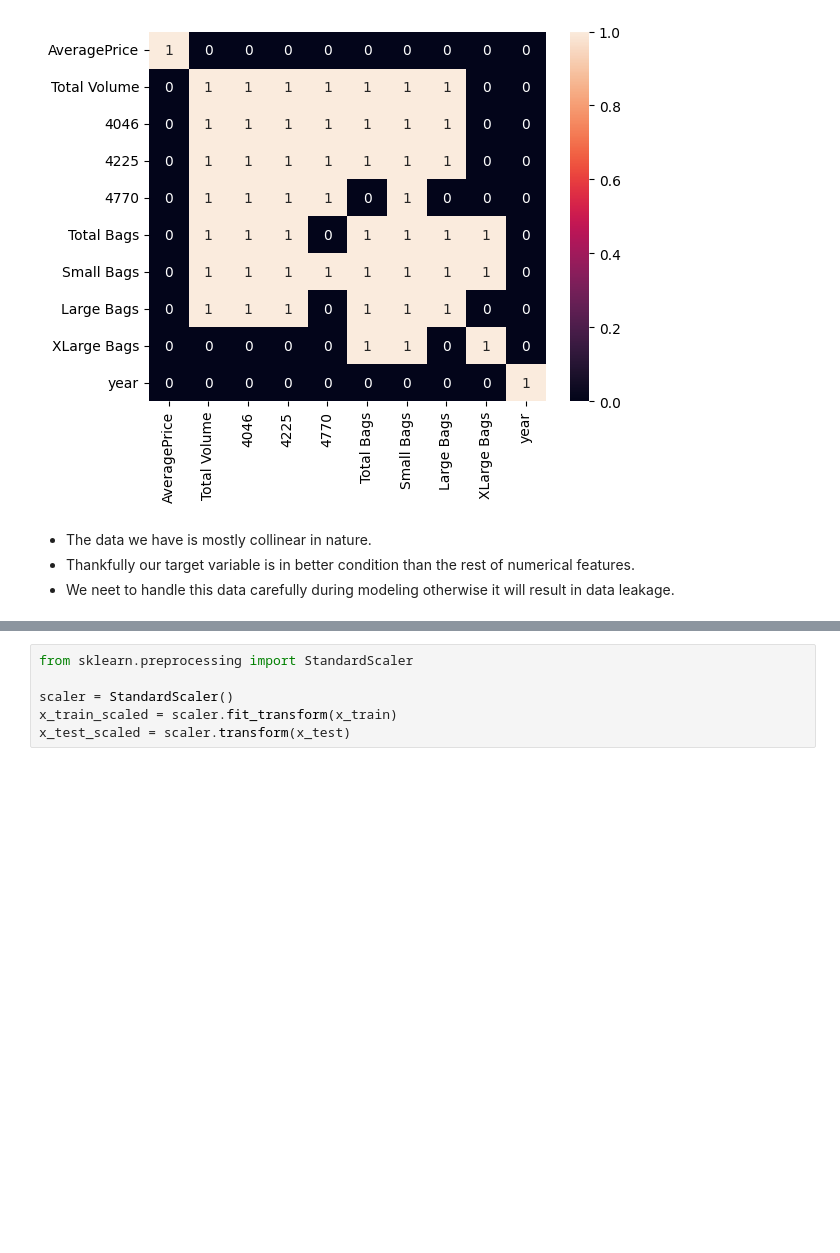
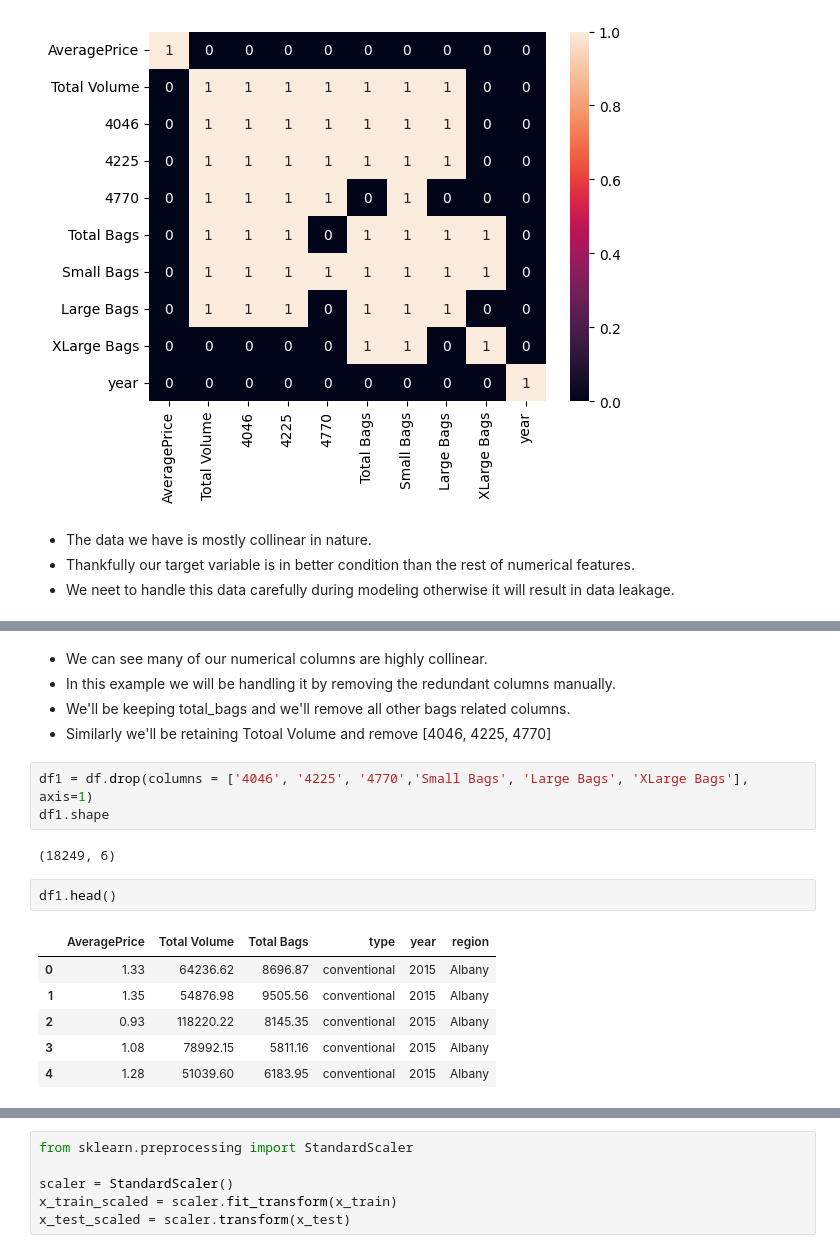
Before and after one commit to rizz045/Average-Avacado-Price-Prediction-Using-ML, a Jupyter notebook: Average_avacado_price_prediction.ipynb, the cells around one changed output, grey strips where cells are left out. Saved outputs shown, nothing was run; the diff lists cells and outputs as text; blank space fills up the shorter version.

```diff
--- a/Average_avacado_price_prediction.ipynb
+++ b/Average_avacado_price_prediction.ipynb
@@ -206,0 +223,19 @@ sns.heatmap(df.corr(numeric_only=True)>0.8, annot=True)
+# %% [markdown]
+* We can see many of our numerical columns are highly collinear.
+* In this example we will be handling it by removing the redundant columns manually.
+* We'll be keeping total_bags and we'll remove all other bags related columns.
+* Similarly we'll be retaining Totoal Volume and remove [4046, 4225, 4770]
+# %%
+df1 = df.drop(columns = ['4046', '4225', '4770','Small Bags', 'Large Bags', 'XLarge Bags'], axis=1)
+df1.shape
+# %% [output]
+(18249, 6)
+# %%
+df1.head()
+# %% [output]
+|  | AveragePrice | Total Volume | Total Bags | type | year | region |
+| 0 | 1.33 | 64236.62 | 8696.87 | conventional | 2015 | Albany |
+| 1 | 1.35 | 54876.98 | 9505.56 | conventional | 2015 | Albany |
+| 2 | 0.93 | 118220.22 | 8145.35 | conventional | 2015 | Albany |
+| 3 | 1.08 | 78992.15 | 5811.16 | conventional | 2015 | Albany |
+| 4 | 1.28 | 51039.60 | 6183.95 | conventional | 2015 | Albany |
```
Also changed, not shown: parts of 11 cells of this notebook.
